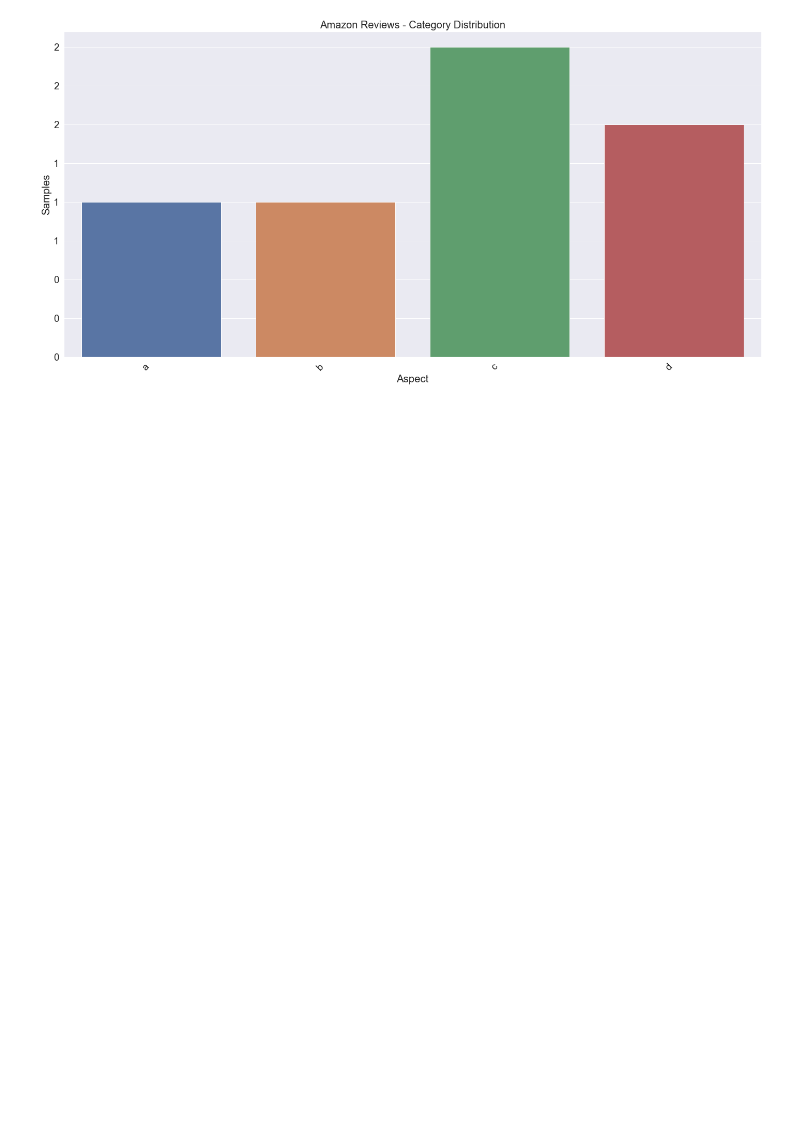
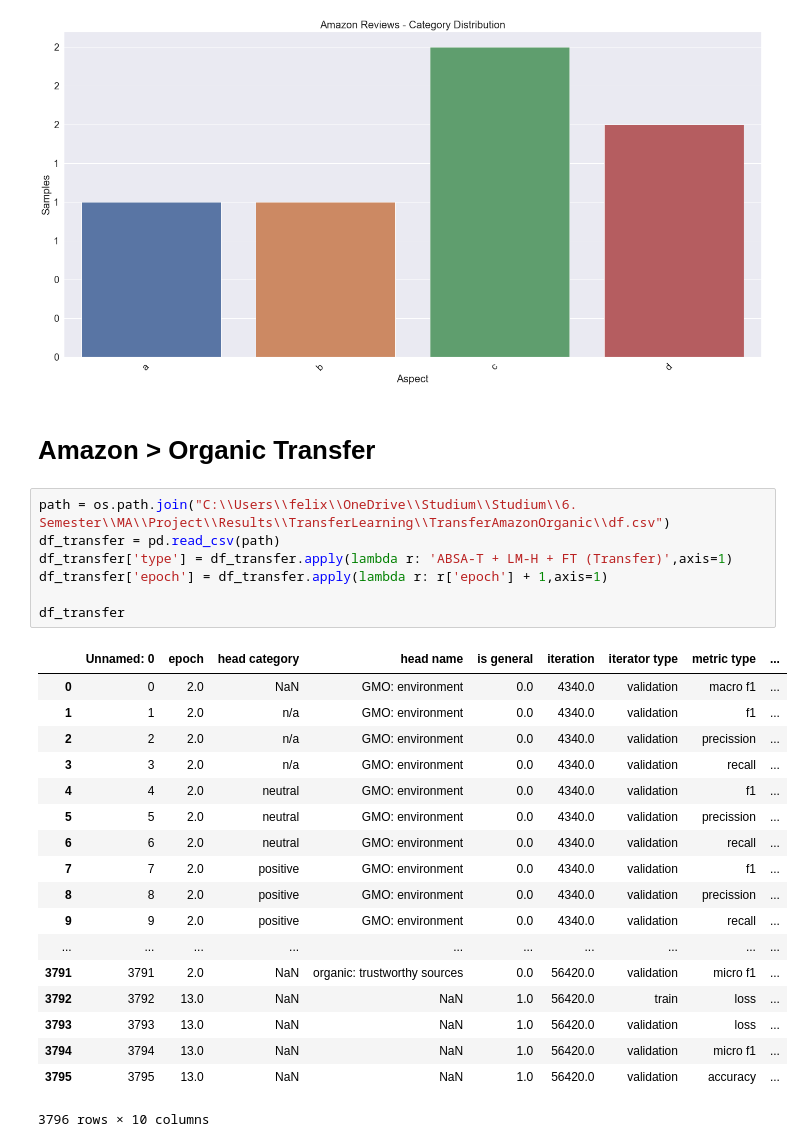
Before and after one commit to felixSchober/ABSA-Transformer, a Jupyter notebook: 00_Graphs.ipynb, the cells around one changed output. Saved outputs shown, nothing was run; the diff lists cells and outputs as text; blank space fills up the shorter version.

```diff
--- a/00_Graphs.ipynb
+++ b/00_Graphs.ipynb
@@ -254,3 +254,31 @@ plt.tight_layout(pad=0.4, w_pad=0.5, h_pad=1.0)
 ax.yaxis.set_major_formatter(mpl.ticker.StrMethodFormatter('{x:,.0f}'))
 # %% [output]
 [figure]
+# %% [markdown]
+# Amazon > Organic Transfer
+# %%
+path = os.path.join("C:\\Users\\felix\\OneDrive\\Studium\\Studium\\6. Semester\\MA\\Project\\Results\\TransferLearning\\TransferAmazonOrganic\\df.csv")
+df_transfer = pd.read_csv(path)
+df_transfer['type'] = df_transfer.apply(lambda r: 'ABSA-T + LM-H + FT (Transfer)',axis=1)
+df_transfer['epoch'] = df_transfer.apply(lambda r: r['epoch'] + 1,axis=1)
+
+df_transfer
+# %% [output]
+|  | Unnamed: 0 | epoch | head category | head name | is general | iteration | iterator type | metric type | ... |
+| 0 | 0 | 2.0 | NaN | GMO: environment | 0.0 | 4340.0 | validation | macro f1 | ... |
+| 1 | 1 | 2.0 | n/a | GMO: environment | 0.0 | 4340.0 | validation | f1 | ... |
+| 2 | 2 | 2.0 | n/a | GMO: environment | 0.0 | 4340.0 | validation | precission | ... |
+| 3 | 3 | 2.0 | n/a | GMO: environment | 0.0 | 4340.0 | validation | recall | ... |
+| 4 | 4 | 2.0 | neutral | GMO: environment | 0.0 | 4340.0 | validation | f1 | ... |
+| 5 | 5 | 2.0 | neutral | GMO: environment | 0.0 | 4340.0 | validation | precission | ... |
+| 6 | 6 | 2.0 | neutral | GMO: environment | 0.0 | 4340.0 | validation | recall | ... |
+| 7 | 7 | 2.0 | positive | GMO: environment | 0.0 | 4340.0 | validation | f1 | ... |
+| 8 | 8 | 2.0 | positive | GMO: environment | 0.0 | 4340.0 | validation | precission | ... |
+| 9 | 9 | 2.0 | positive | GMO: environment | 0.0 | 4340.0 | validation | recall | ... |
+| ... | ... | ... | ... | ... | ... | ... | ... | ... | ... |
+| 3791 | 3791 | 2.0 | NaN | organic: trustworthy sources | 0.0 | 56420.0 | validation | micro f1 | ... |
+| 3792 | 3792 | 13.0 | NaN | NaN | 1.0 | 56420.0 | train | loss | ... |
+| 3793 | 3793 | 13.0 | NaN | NaN | 1.0 | 56420.0 | validation | loss | ... |
+| 3794 | 3794 | 13.0 | NaN | NaN | 1.0 | 56420.0 | validation | micro f1 | ... |
+| 3795 | 3795 | 13.0 | NaN | NaN | 1.0 | 56420.0 | validation | accuracy | ... |
+3796 rows × 10 columns
```
Also changed, not shown: parts of 5 cells of this notebook.
